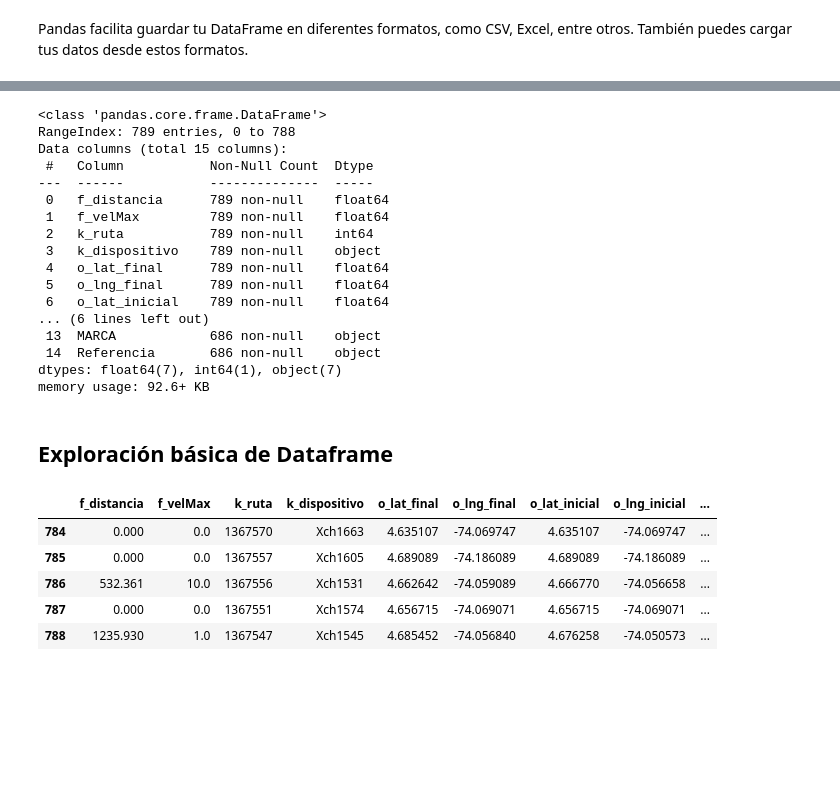
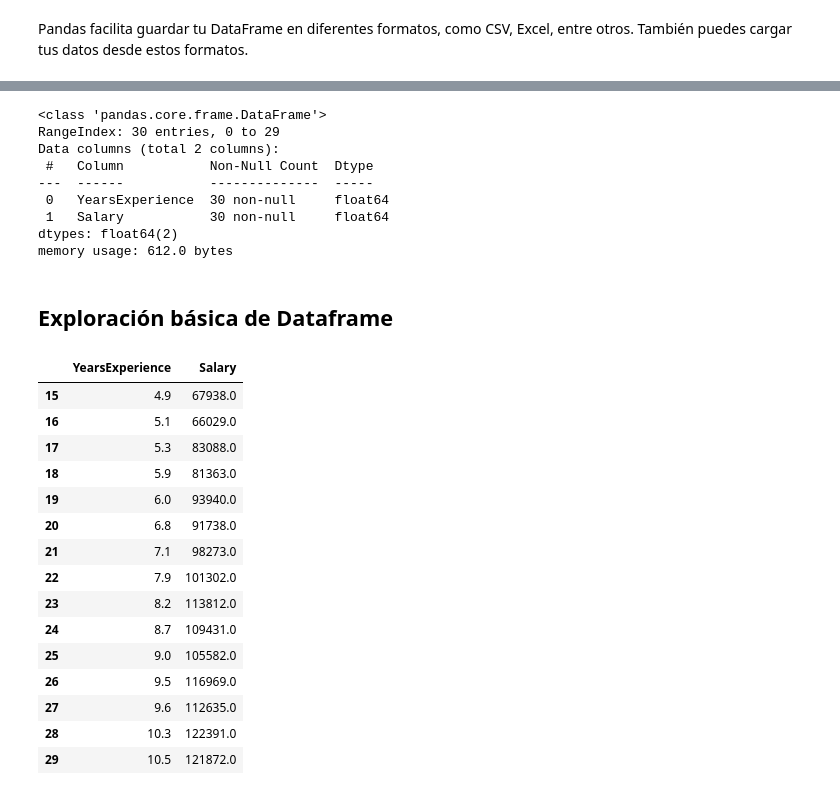
Before and after one commit to santigonzalez13/python_para_analitica, a Jupyter notebook: Sesion_3/Pandas.ipynb, the cells around one changed output, grey strips where cells are left out. Cells and saved outputs as stored; diff of their text form; code cells hidden in the pictures; blank space fills up the shorter version.

```diff
--- a/Sesion_3/Pandas.ipynb
+++ b/Sesion_3/Pandas.ipynb
@@ -136,5 +136,6 @@ Pandas facilita guardar tu DataFrame en diferentes formatos, como CSV, Excel, en
 # %%
 df.to_csv('datos.csv')
 # %%
-#df_cargado = pd.read_csv('.csv') #Seleccione cualquiera
-#print(df_cargado)
+import pandas as pd
+df_cargado = pd.read_csv('Salary_Data.csv') #Seleccione cualquiera
+print(df_cargado)
@@ -142,35 +161,35 @@ df.to_csv('datos.csv')
 df_cargado.info()
 # %% [output]
 <class 'pandas.core.frame.DataFrame'>
-RangeIndex: 789 entries, 0 to 788
-Data columns (total 15 columns):
+RangeIndex: 30 entries, 0 to 29
+Data columns (total 2 columns):
  #   Column           Non-Null Count  Dtype
 ---  ------           --------------  -----
- 0   f_distancia      789 non-null    float64
- 1   f_velMax         789 non-null    float64
- 2   k_ruta           789 non-null    int64
- 3   k_dispositivo    789 non-null    object
- 4   o_lat_final      789 non-null    float64
- 5   o_lng_final      789 non-null    float64
- 6   o_lat_inicial    789 non-null    float64
-... (6 lines left out)
- 13  MARCA            686 non-null    object
- 14  Referencia       686 non-null    object
-dtypes: float64(7), int64(1), object(7)
-memory usage: 92.6+ KB
+ 0   YearsExperience  30 non-null     float64
+ 1   Salary           30 non-null     float64
+dtypes: float64(2)
+memory usage: 612.0 bytes
-# %%
-df_cargado.drop("n_usuario", axis=1, inplace=True)
 # %% [markdown]
 ## Exploración básica de Dataframe
 # %%
-df_cargado.tail()
+df_cargado.tail(15)
 # %% [output]
-|  | f_distancia | f_velMax | k_ruta | k_dispositivo | o_lat_final | o_lng_final | o_lat_inicial | o_lng_inicial | ... |
-| 784 | 0.000 | 0.0 | 1367570 | Xch1663 | 4.635107 | -74.069747 | 4.635107 | -74.069747 | ... |
-| 785 | 0.000 | 0.0 | 1367557 | Xch1605 | 4.689089 | -74.186089 | 4.689089 | -74.186089 | ... |
-| 786 | 532.361 | 10.0 | 1367556 | Xch1531 | 4.662642 | -74.059089 | 4.666770 | -74.056658 | ... |
-| 787 | 0.000 | 0.0 | 1367551 | Xch1574 | 4.656715 | -74.069071 | 4.656715 | -74.069071 | ... |
-| 788 | 1235.930 | 1.0 | 1367547 | Xch1545 | 4.685452 | -74.056840 | 4.676258 | -74.050573 | ... |
+|  | YearsExperience | Salary |
+| 15 | 4.9 | 67938.0 |
+| 16 | 5.1 | 66029.0 |
+| 17 | 5.3 | 83088.0 |
+| 18 | 5.9 | 81363.0 |
+| 19 | 6.0 | 93940.0 |
+| 20 | 6.8 | 91738.0 |
+| 21 | 7.1 | 98273.0 |
+| 22 | 7.9 | 101302.0 |
+| 23 | 8.2 | 113812.0 |
+| 24 | 8.7 | 109431.0 |
+| 25 | 9.0 | 105582.0 |
+| 26 | 9.5 | 116969.0 |
+| 27 | 9.6 | 112635.0 |
+| 28 | 10.3 | 122391.0 |
+| 29 | 10.5 | 121872.0 |
 # %%
 df_cargado.describe()
 # %% [output]
```
Also changed, not shown: parts of 5 cells of this notebook, 2 other files.
